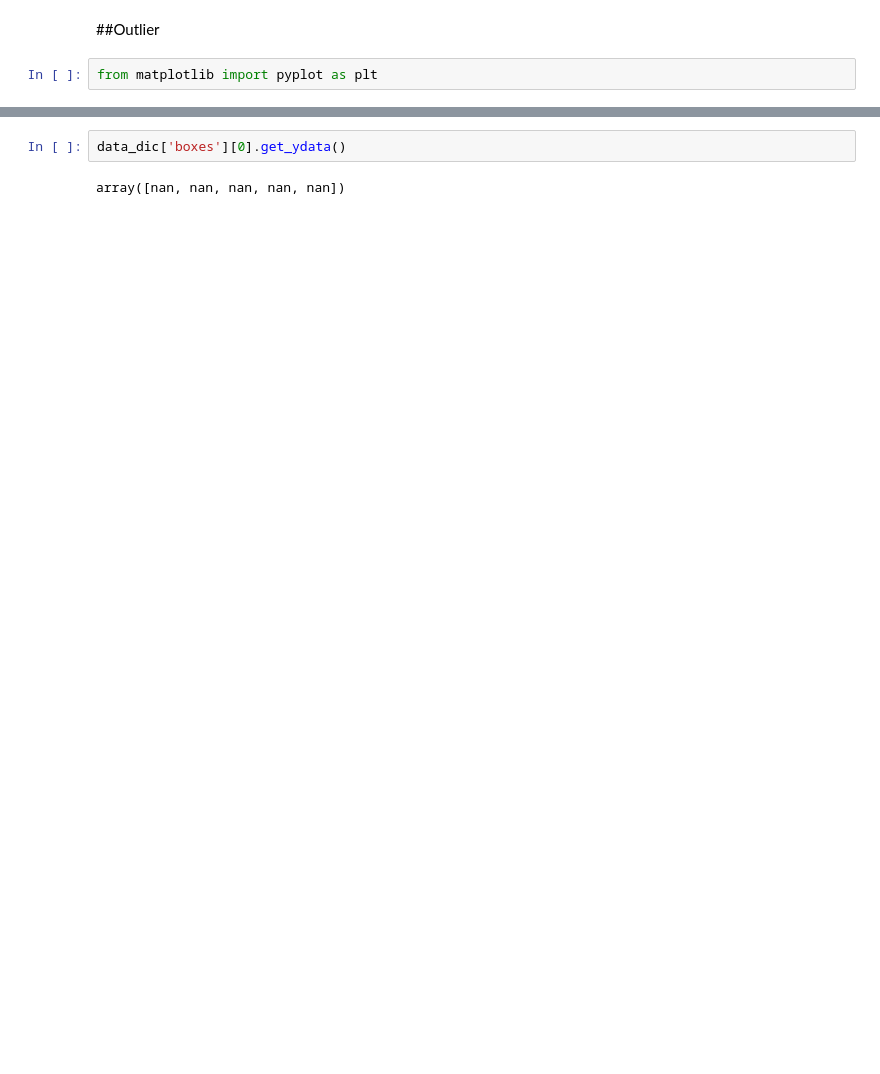
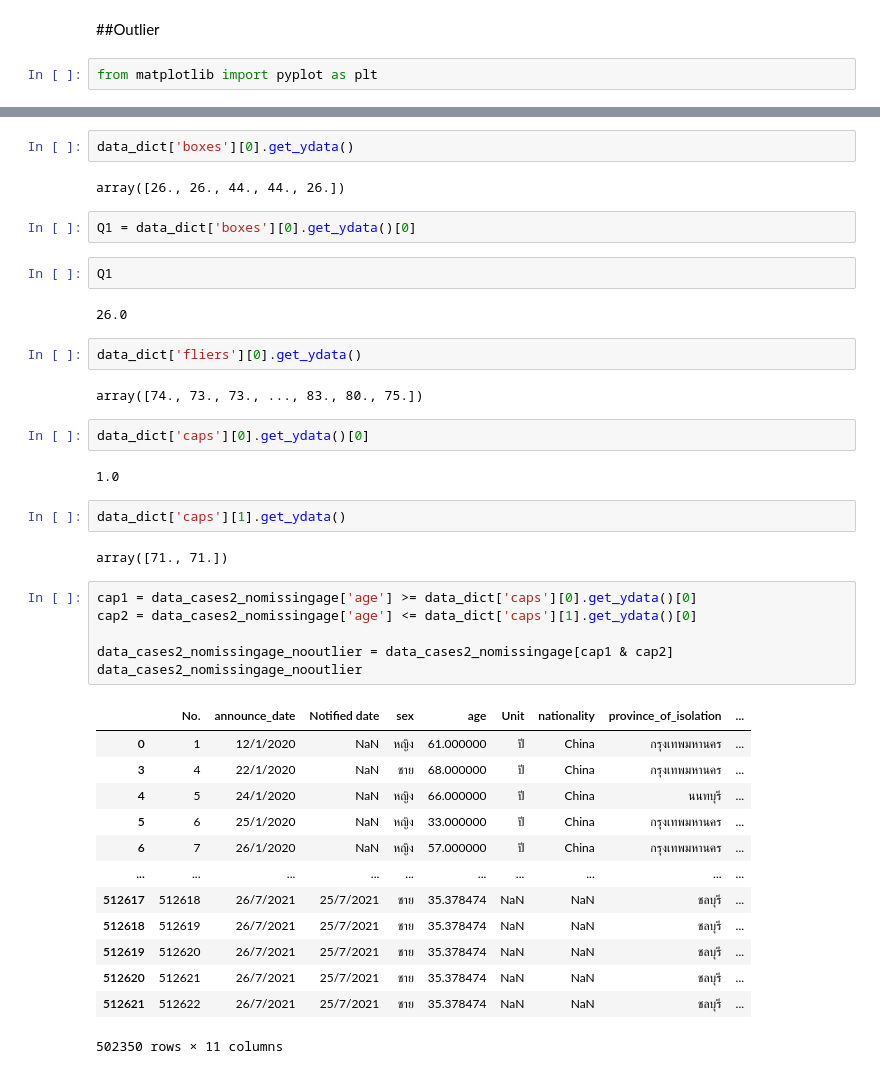
Before and after one commit to Chanunchida-May/DWDM21, a Jupyter notebook: Data_Preprocessing_(chapter3).ipynb, the cells around one changed output, grey strips where cells are left out. Drawn from its saved outputs; the diff is of its cells as text; blank space fills up the shorter version.

```diff
--- a/Data_Preprocessing_(chapter3).ipynb
+++ b/Data_Preprocessing_(chapter3).ipynb
@@ -1031,6 +1020,44 @@ data_dic['boxes'][0]
 # %% [output]
 <matplotlib.lines.Line2D at 0x...>
 # %%
-data_dic['boxes'][0].get_ydata()
+data_dict['boxes'][0].get_ydata()
 # %% [output]
-array([nan, nan, nan, nan, nan])
+array([26., 26., 44., 44., 26.])
+# %%
+Q1 = data_dict['boxes'][0].get_ydata()[0]
+# %%
+Q1
+# %% [output]
+26.0
+# %%
+data_dict['fliers'][0].get_ydata()
+# %% [output]
+array([74., 73., 73., ..., 83., 80., 75.])
+# %%
+data_dict['caps'][0].get_ydata()[0]
+# %% [output]
+1.0
+# %%
+data_dict['caps'][1].get_ydata()
+# %% [output]
+array([71., 71.])
+# %%
+cap1 = data_cases2_nomissingage['age'] >= data_dict['caps'][0].get_ydata()[0]
+cap2 = data_cases2_nomissingage['age'] <= data_dict['caps'][1].get_ydata()[0]
+
+data_cases2_nomissingage_nooutlier = data_cases2_nomissingage[cap1 & cap2]
+data_cases2_nomissingage_nooutlier
+# %% [output]
+|  | No. | announce_date | Notified date | sex | age | Unit | nationality | province_of_isolation | ... |
+| 0 | 1 | 12/1/2020 | NaN | หญิง | 61.000000 | ปี | China | กรุงเทพมหานคร | ... |
+| 3 | 4 | 22/1/2020 | NaN | ชาย | 68.000000 | ปี | China | กรุงเทพมหานคร | ... |
+| 4 | 5 | 24/1/2020 | NaN | หญิง | 66.000000 | ปี | China | นนทบุรี | ... |
+| 5 | 6 | 25/1/2020 | NaN | หญิง | 33.000000 | ปี | China | กรุงเทพมหานคร | ... |
+| 6 | 7 | 26/1/2020 | NaN | หญิง | 57.000000 | ปี | China | กรุงเทพมหานคร | ... |
+| ... | ... | ... | ... | ... | ... | ... | ... | ... | ... |
+| 512617 | 512618 | 26/7/2021 | 25/7/2021 | ชาย | 35.378474 | NaN | NaN | ชลบุรี | ... |
+| 512618 | 512619 | 26/7/2021 | 25/7/2021 | ชาย | 35.378474 | NaN | NaN | ชลบุรี | ... |
+| 512619 | 512620 | 26/7/2021 | 25/7/2021 | ชาย | 35.378474 | NaN | NaN | ชลบุรี | ... |
+| 512620 | 512621 | 26/7/2021 | 25/7/2021 | ชาย | 35.378474 | NaN | NaN | ชลบุรี | ... |
+| 512621 | 512622 | 26/7/2021 | 25/7/2021 | ชาย | 35.378474 | NaN | NaN | ชลบุรี | ... |
+502350 rows × 11 columns
```
Also changed, not shown: parts of 53 cells of this notebook.
